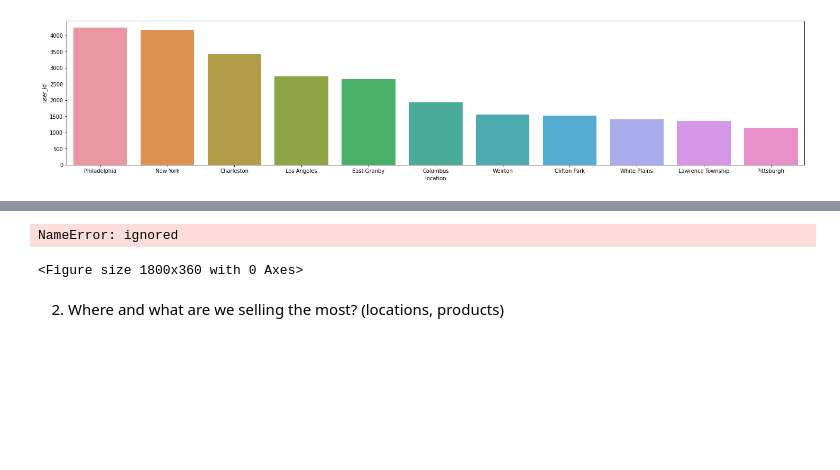
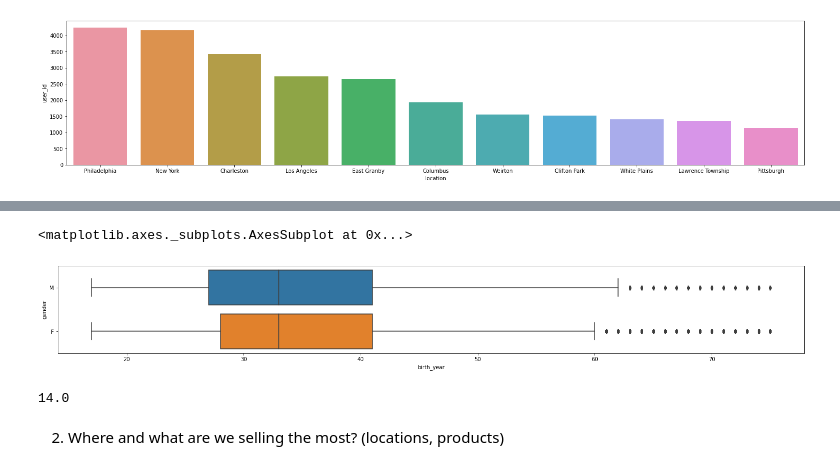
Before and after one commit to AsiMrz/onlineMagazin_dataVisualization, a Jupyter notebook: Copy_of_MyPreject.ipynb, the cells around one changed output, grey strips where cells are left out. Saved outputs shown, nothing was run; the diff lists cells and outputs as text; code cells hidden in the pictures; blank space fills up the shorter version.

```diff
--- a/Copy_of_MyPreject.ipynb
+++ b/Copy_of_MyPreject.ipynb
@@ -119,12 +191,23 @@ sns.barplot(x="location",y ="user_id",  data=location_aggregated.loc[0:10,:])
+# %%
+plt.figure(figsize=(25,3))
+sns.boxplot(
+    x= 2020 - main["birth_year"],
+    y = 'gender',
+            data = main)
+#print(2020 - main["birth_year"])
+#? more year of ages
+# %% [output]
+<matplotlib.axes._subplots.AxesSubplot at 0x...>
+[figure, added]
 # %%
+
 #the IQR birth
-plt.figure(figsize=(25,5))
-b_yearIQR = birth_year.quantile(0.75) - birth_year.quantile(0.25)
-sns.barplot(x='b_yearIQR', hue= 'gender' , data=main)
-#plt.xticks(rotation=45)
+b_yearIQR = main['birth_year'].quantile(0.75) - main['birth_year'].quantile(0.25)
+print(b_yearIQR)
+
+#? is it important?
 # %% [output]
-NameError: ignored
+14.0
-<Figure size 1800x360 with 0 Axes>
 # %% [markdown]
 2. Where and what are we selling the most? (locations, products)
 # %%
```
Also changed, not shown: parts of 27 cells of this notebook.
